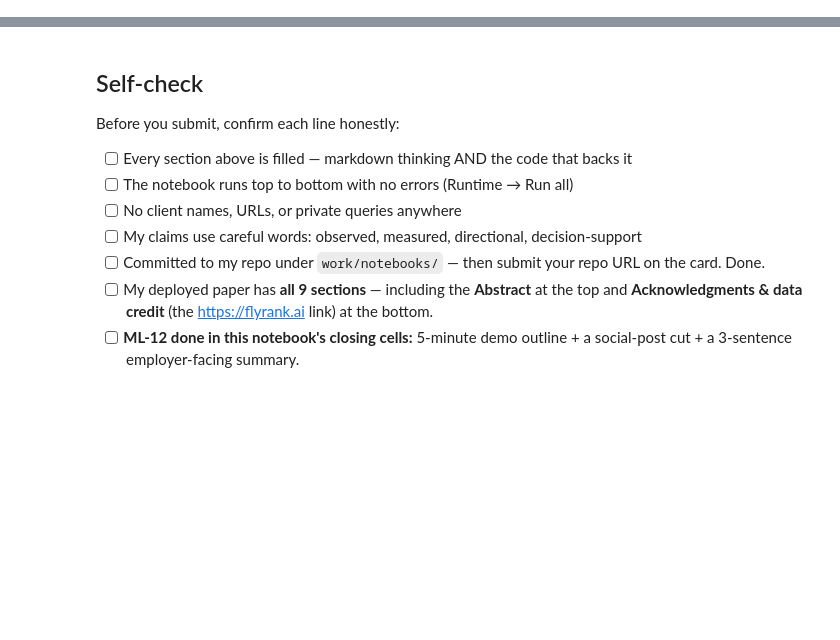
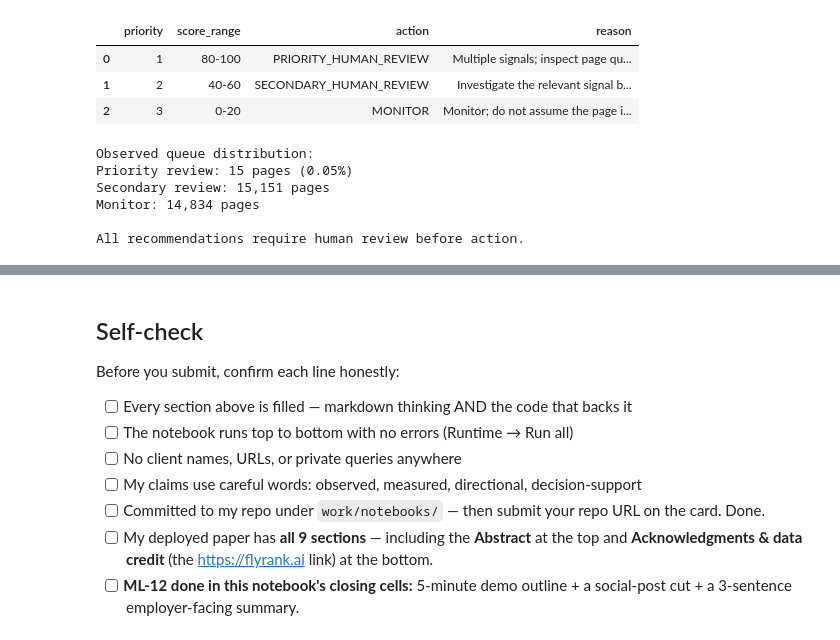
Before and after one commit to yashikasgh/flyrank-ml-internship, a Jupyter notebook: work/notebooks/capstone.ipynb, the cells around one changed output, grey strips where cells are left out. Drawn from its saved outputs; the diff is of its cells as text; code cells hidden in the pictures; blank space fills up the shorter version.

```diff
--- a/work/notebooks/capstone.ipynb
+++ b/work/notebooks/capstone.ipynb
@@ -36,0 +356,44 @@ This skeleton is yours to fill. Work the sections **in order** — each one has
+# %%
+
+# Section 6: Ranked recommendations summary
+
+recommendations = [
+    {
+        "priority": 1,
+        "score_range": "80-100",
+        "action": "PRIORITY_HUMAN_REVIEW",
+        "reason": "Multiple signals; inspect page quality and search intent."
+    },
+    {
+        "priority": 2,
+        "score_range": "40-60",
+        "action": "SECONDARY_HUMAN_REVIEW",
+        "reason": "Investigate the relevant signal before proposing changes."
+    },
+    {
+        "priority": 3,
+        "score_range": "0-20",
+        "action": "MONITOR",
+        "reason": "Monitor; do not assume the page is healthy."
+    },
+]
+
+recommendations_df = pd.DataFrame(recommendations)
+display(recommendations_df)
+
+print("Observed queue distribution:")
+print("Priority review: 15 pages (0.05%)")
+print("Secondary review: 15,151 pages")
+print("Monitor: 14,834 pages")
+print("\nAll recommendations require human review before action.")
+# %% [output]
+|  | priority | score_range | action | reason |
+| 0 | 1 | 80-100 | PRIORITY_HUMAN_REVIEW | Multiple signals; inspect page qu... |
+| 1 | 2 | 40-60 | SECONDARY_HUMAN_REVIEW | Investigate the relevant signal b... |
+| 2 | 3 | 0-20 | MONITOR | Monitor; do not assume the page i... |
+Observed queue distribution:
+Priority review: 15 pages (0.05%)
+Secondary review: 15,151 pages
+Monitor: 14,834 pages
+
+All recommendations require human review before action.
```
Also changed, not shown: parts of 25 cells of this notebook.
